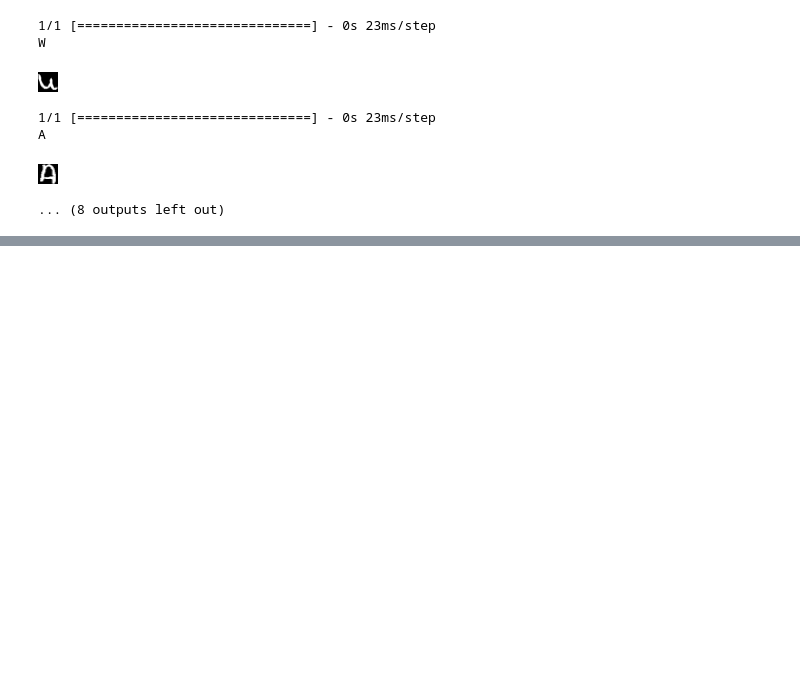
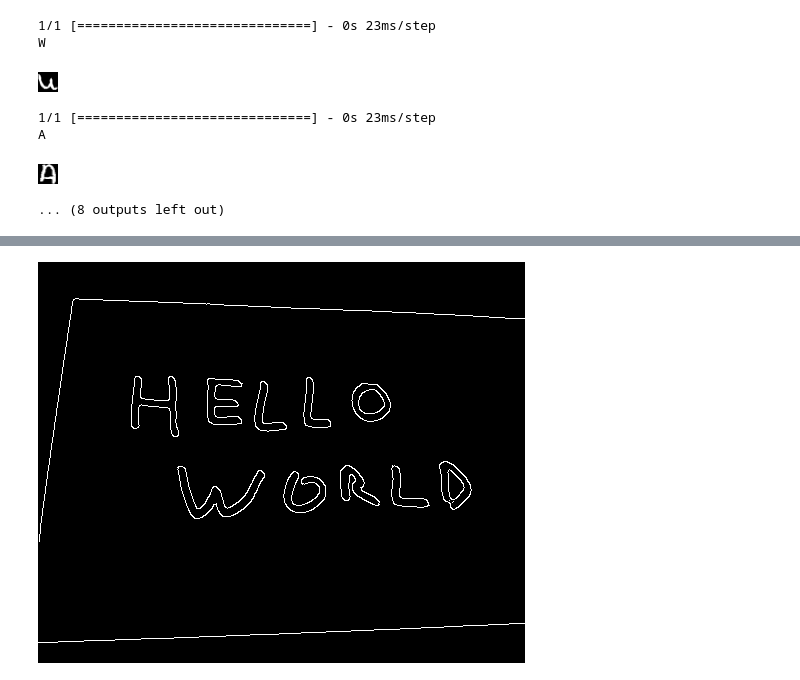
Before and after one commit to OscarRojasG/OCR, a Jupyter notebook: OCR.ipynb, the cells around one changed output, grey strips where cells are left out. Saved outputs shown, nothing was run; the diff lists cells and outputs as text; code cells hidden in the pictures; blank space fills up the shorter version.

```diff
--- a/OCR.ipynb
+++ b/OCR.ipynb
@@ -225,0 +249,5 @@ A
+# %%
+edges = cv2.Canny(blur, 30, 150)
+Img.fromarray(edges)
+# %% [output]
+[figure, added]
```
Also changed, not shown: parts of 10 cells of this notebook.
